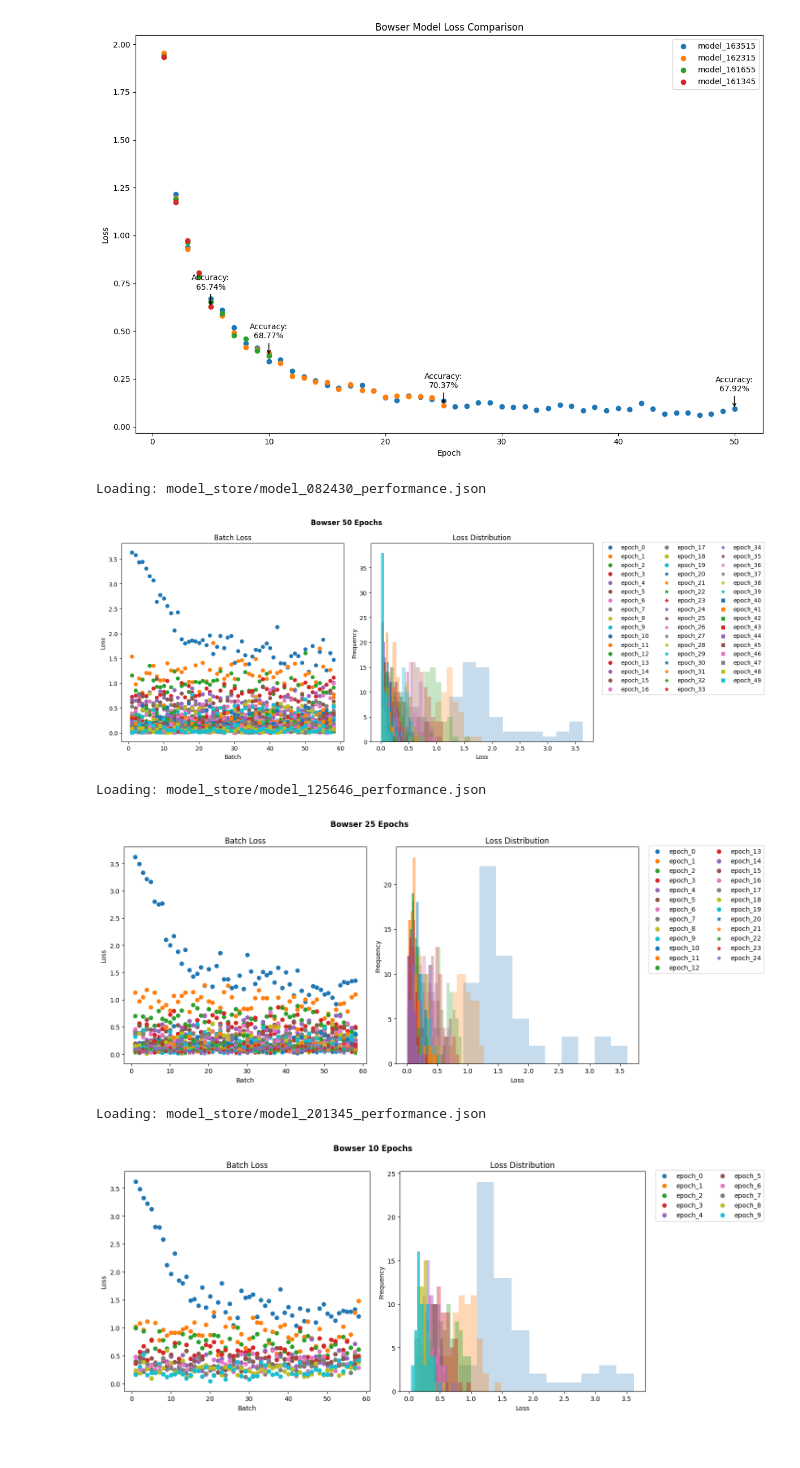
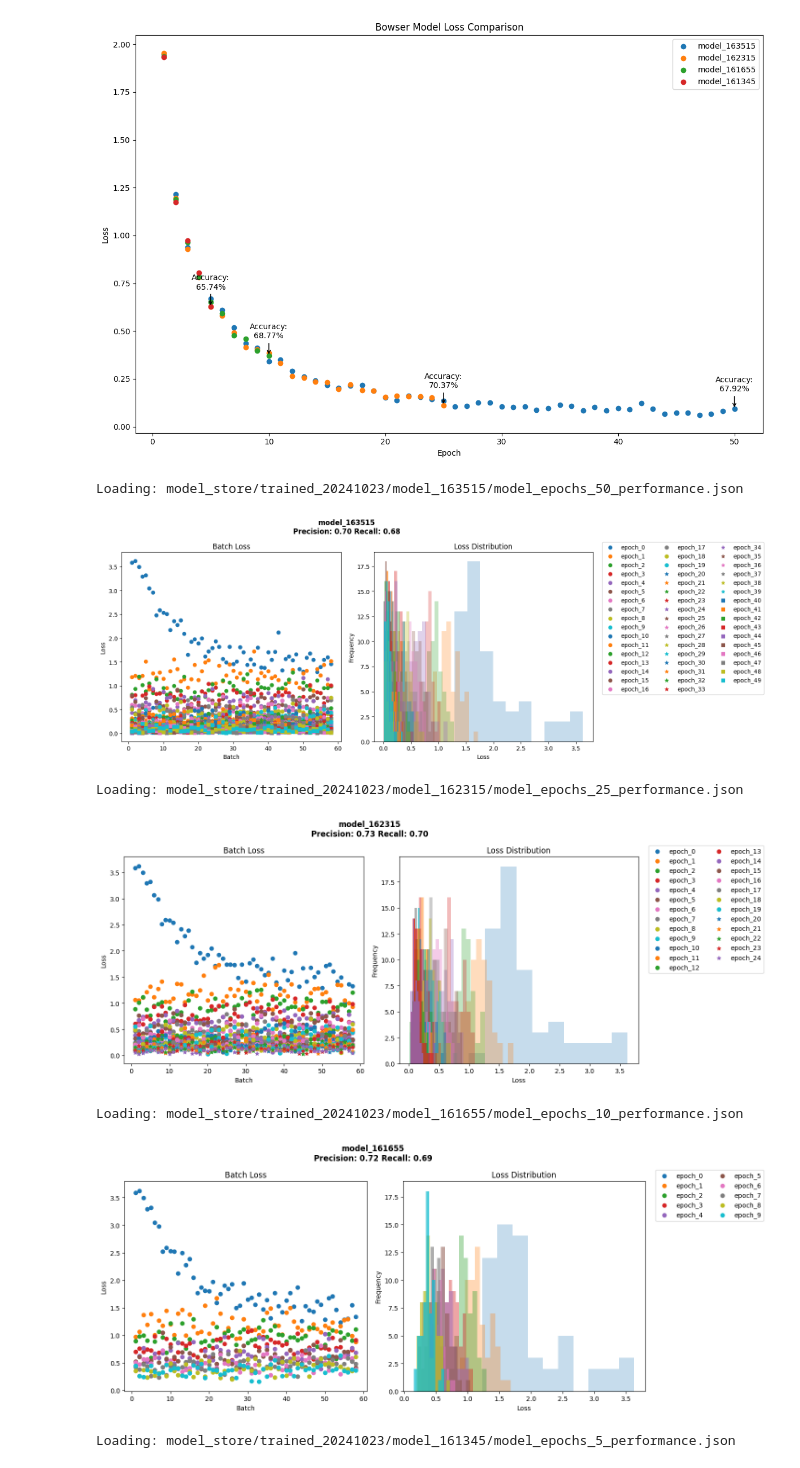
Before and after one commit to kqualben/bowser, a Jupyter notebook: view_performance.ipynb, the cells around one changed output. Cells and saved outputs as stored; diff of their text form; code cells hidden in the pictures.

```diff
--- a/view_performance.ipynb
+++ b/view_performance.ipynb
@@ -17,12 +17,6 @@ paths
  'model_162315': 'model_store/trained_20241023/model_162315/model_epochs_25_performance.json',
  'model_161655': 'model_store/trained_20241023/model_161655/model_epochs_10_performance.json',
  'model_161345': 'model_store/trained_20241023/model_161345/model_epochs_5_performance.json'}
-# %%
-paths = {
-    'Bowser 50 Epochs': 'model_store/model_082430_performance.json',
-    'Bowser 25 Epochs':'model_store/model_125646_performance.json',
-    'Bowser 10 Epochs': 'model_store/model_201345_performance.json'
-    }
 # %%
 model_avg_losses = {}
 for label in paths:
@@ -56,30 +50,32 @@ Loading: model_store/trained_20241023/model_161345/model_epochs_5_performance.js
 # %%
 model_losses = {}
 for label in paths:
     model_perf = open_json(paths[label])
     epoch_keys = [x for x in model_perf.keys() if 'epoch' in x.lower()]
+    title = f"{label}\nPrecision: {model_perf['precision']:.2f} Recall: {model_perf['recall']:.2f}"
 
     fig, ax = plt.subplots(1,2,figsize=(12,6))
     for idx, epoch in enumerate(epoch_keys):
         epoch_losses = model_perf[epoch]['loss_list']
         ax[0].scatter(x = np.linspace(1, len(epoch_losses), len(epoch_losses)).astype(int), y = epoch_losses , label=epoch, marker = ['o' if idx < 20 else '*' if idx >= 20 and idx <40 else 's'][0])
         ax[1].hist(epoch_losses, alpha=np.linspace(0.25, 0.75, len(epoch_keys)).astype(float)[idx] , label=epoch)
     ax[0].set_title('Batch Loss')
     ax[1].set_title('Loss Distribution')
     ax[0].set_xlabel('Batch')
     ax[0].set_ylabel('Loss')
     ax[1].set_xlabel('Loss')
     ax[1].set_ylabel('Frequency')
 
-    fig.suptitle(label, size = 'large', weight='bold')
+    fig.suptitle(title, size = 'large', weight='bold')
     lines, labels = ax[0].get_legend_handles_labels()[0], ax[0].get_legend_handles_labels()[1]
     fig.legend(lines, labels, loc='upper left', bbox_to_anchor=(1, .9), ncol=round(len(epoch_keys)**(1/4)))
     fig.tight_layout()
     plt.show()
 # %% [output]
-Loading: model_store/model_082430_performance.json
+Loading: model_store/trained_20241023/model_163515/model_epochs_50_performance.json
-[figure, old version]
+[figure, new version]
-Loading: model_store/model_125646_performance.json
+Loading: model_store/trained_20241023/model_162315/model_epochs_25_performance.json
-[figure, old version]
+[figure, new version]
-Loading: model_store/model_201345_performance.json
+Loading: model_store/trained_20241023/model_161655/model_epochs_10_performance.json
-[figure, old version]
+[figure, new version]
+Loading: model_store/trained_20241023/model_161345/model_epochs_5_performance.json
```
Also changed, not shown: parts of 1 cell of this notebook, 4 other files.
